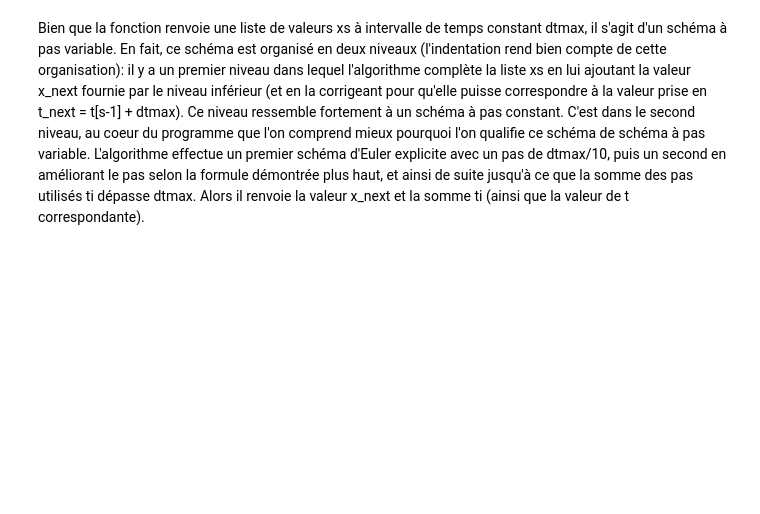
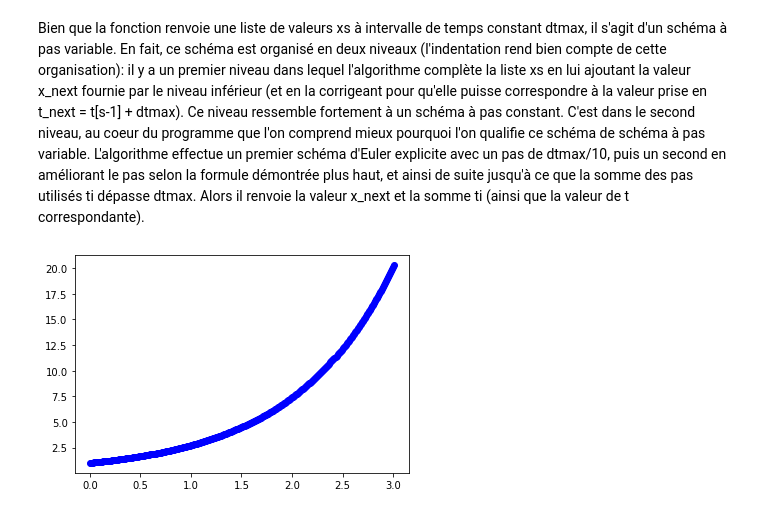
Before and after one commit to jmontanteme/projet_numerique_JM_et_AM, a Jupyter notebook: Projet numérique.ipynb, the cells around one changed output. Cells and saved outputs as stored; diff of their text form; code cells hidden in the pictures; blank space fills up the shorter version.

```diff
--- a/Projet numérique.ipynb
+++ b/Projet numérique.ipynb
@@ -166,8 +166,8 @@ def solve_ivp_euler_explicit_variable_step(f, t0, x0, t_f, dtmin = 1e-16, dtmax
             t_next, ti_next, x_next = t + dt, ti + dt, x + dt * f(x) # schéma d'Euler explicite avec un pas dt
             x_back = x_next - dt * f(x_next)    # schéma d'Euler explicite en "inversant" le temps
                                                 # (va permettre le calcul de l'erreur à la ligne suivante)
-            ratio_abs_error = atol / (linalg.norm(x_back-x)/2) # quotient de la tolérance sur la norme de l'erreur
-            dt = 0.9 * dt * sqrt(ratio_abs_error) # adaptation du pas
+            ratio_abs_error = atol / (np.linalg.norm(x_back-x)/2) # quotient de la tolérance sur la norme de l'erreur
+            dt = 0.9 * dt * math.sqrt(ratio_abs_error) # adaptation du pas
 
             if dt < dtmin:  # précaution pour éviter les erreurs d'arrondi
                 raise ValueError("Time step below minimum")
@@ -178,10 +178,20 @@ def solve_ivp_euler_explicit_variable_step(f, t0, x0, t_f, dtmin = 1e-16, dtmax
         dt2DT = dtmax - ti # dépassement en temps
         t_next, ti_next, x_next = t + dt2DT, 0, x + dt2DT * f(x)  # réinitialisation de ti
                                                                   # schéma d'Euler explicite en "inversant" le temps
-        ts = vstack([ts,t_next])
-        xs = vstack([xs,x_next])
+        ts = np.vstack([ts,t_next])
+        xs = np.vstack([xs,x_next])
         t, ti, x = t_next, ti_next, x_next
 
-    return (ts, xs.T)
+    return (ts, xs)
 # %% [markdown]
 Bien que la fonction renvoie une liste de valeurs xs à intervalle de temps constant dtmax, il s'agit d'un schéma à pas variable. En fait, ce schéma est organisé en deux niveaux (l'indentation rend bien compte de cette organisation): il y a un premier niveau dans lequel l'algorithme complète la liste xs en lui ajoutant la valeur x_next fournie par le niveau inférieur (et en la corrigeant pour qu'elle puisse correspondre à la valeur prise en t_next = t[s-1] + dtmax). Ce niveau ressemble fortement à un schéma à pas constant. C'est dans le second niveau, au coeur du programme que l'on comprend mieux pourquoi l'on qualifie ce schéma de schéma à pas variable. L'algorithme effectue un premier schéma d'Euler explicite avec un pas de dtmax/10, puis un second en améliorant le pas selon la formule démontrée plus haut, et ainsi de suite jusqu'à ce que la somme des pas utilisés ti dépasse dtmax. Alors il renvoie la valeur x_next et la somme ti (ainsi que la valeur de t correspondante).
+# %%
+t = solve_ivp_euler_explicit_variable_step(g, 0, 1, 3)[0]
+x = solve_ivp_euler_explicit_variable_step(g, 0, 1, 3)[1]
+x2 = np.array([exp(y) for y in t])
+plt.plot(t, x, 'r:', label = "solution Euler pas variable")
+plt.plot(t, x2, 'b:o', label = "solution exacte")
+
+plt.show()
+# %% [output]
+[figure, added]
```
